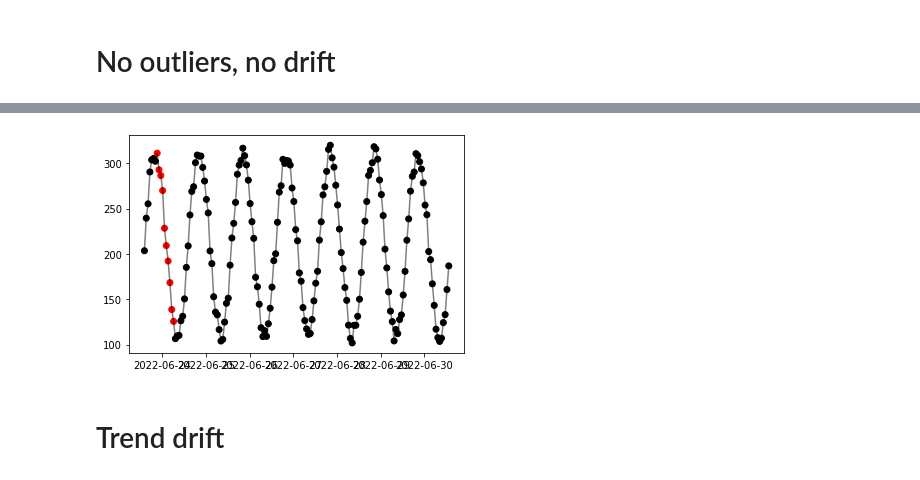
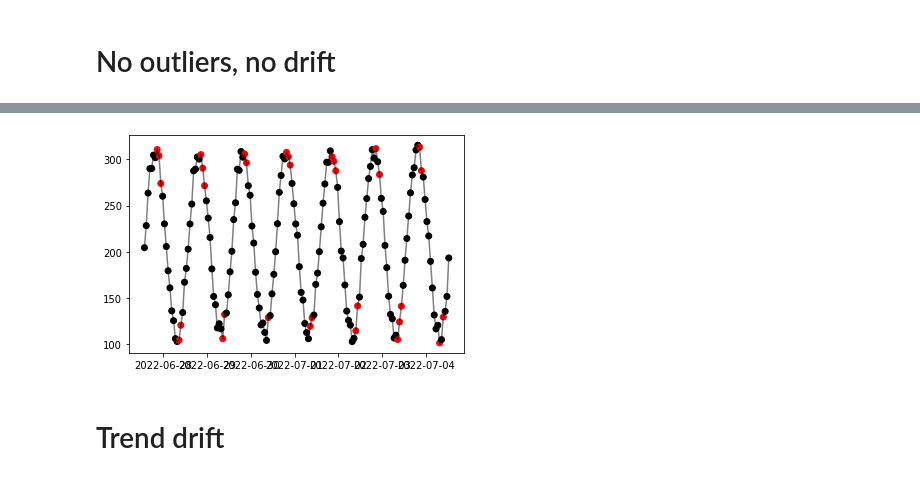
Before and after one commit to ruivieira/rhose-experiments, a Jupyter notebook: drift-detector/drift-model-training-offline.ipynb, the cells around one changed output, grey strips where cells are left out. Saved outputs shown, nothing was run; the diff lists cells and outputs as text; code cells hidden in the pictures.

Commit message:
Update drift detection model

```diff
--- a/drift-detector/drift-model-training-offline.ipynb
+++ b/drift-detector/drift-model-training-offline.ipynb
@@ -7,10 +7,13 @@ import pandas as pd
 # %% [markdown]
 # No outliers, no drift
 # %%
-data = [generator.generate_step(t=t, period=24, amplitude=100, error=20, mean=200) for t in range(24*7)]
+N = 24*7
+
+data = [generator.generate_step(t=t, period=24, amplitude=100, error=20, mean=200) for t in range(N)]
 # %%
 df = pd.DataFrame(data={
-    'x': range(24*7),
-    'ds': pd.date_range(start="now", periods=24*7, freq='1h'),
+    'x': range(N),
+    'ds': pd.date_range(start="now", periods=N, freq='1h'),
     'y': data
 })
+df.head(n=10)
@@ -71,6 +72,0 @@ cd = MMDDrift(df[['y']].to_numpy())
-# %%
-drifts = []
-thresh = []
-stats = []
-preds = cd.predict(df[['y']].to_numpy())
-preds
@@ -88,14 +73,23 @@ preds
+# %%
+drifts = [0]*2
+thresh = [0]*2
+
+pred_array = df[['y']].to_numpy()
+for i in range(2, N):
+    preds = cd.predict(pred_array[i-2:i])
+    data = preds["data"]
+    drifts.append(data['is_drift'])
+    thresh.append(data['threshold'])
 # %%
 df['is_drift'] = drifts
 df['colour'] = df['is_drift'].apply(lambda x: "k" if x==0 else "r")
 df['threshold'] = thresh
-df['stat'] = stats
 
 plt.plot(df.ds, df.y, alpha=0.5, c='k')
 plt.scatter(df.ds, df.y, c=df.colour, label=df.colour)
 plt.show()
 # %% [output]
-[figure, old version]
+[figure, new version]
 # %% [markdown]
 # Trend drift
 # %%
```
Also changed, not shown: parts of 28 cells of this notebook, 1 other file.
